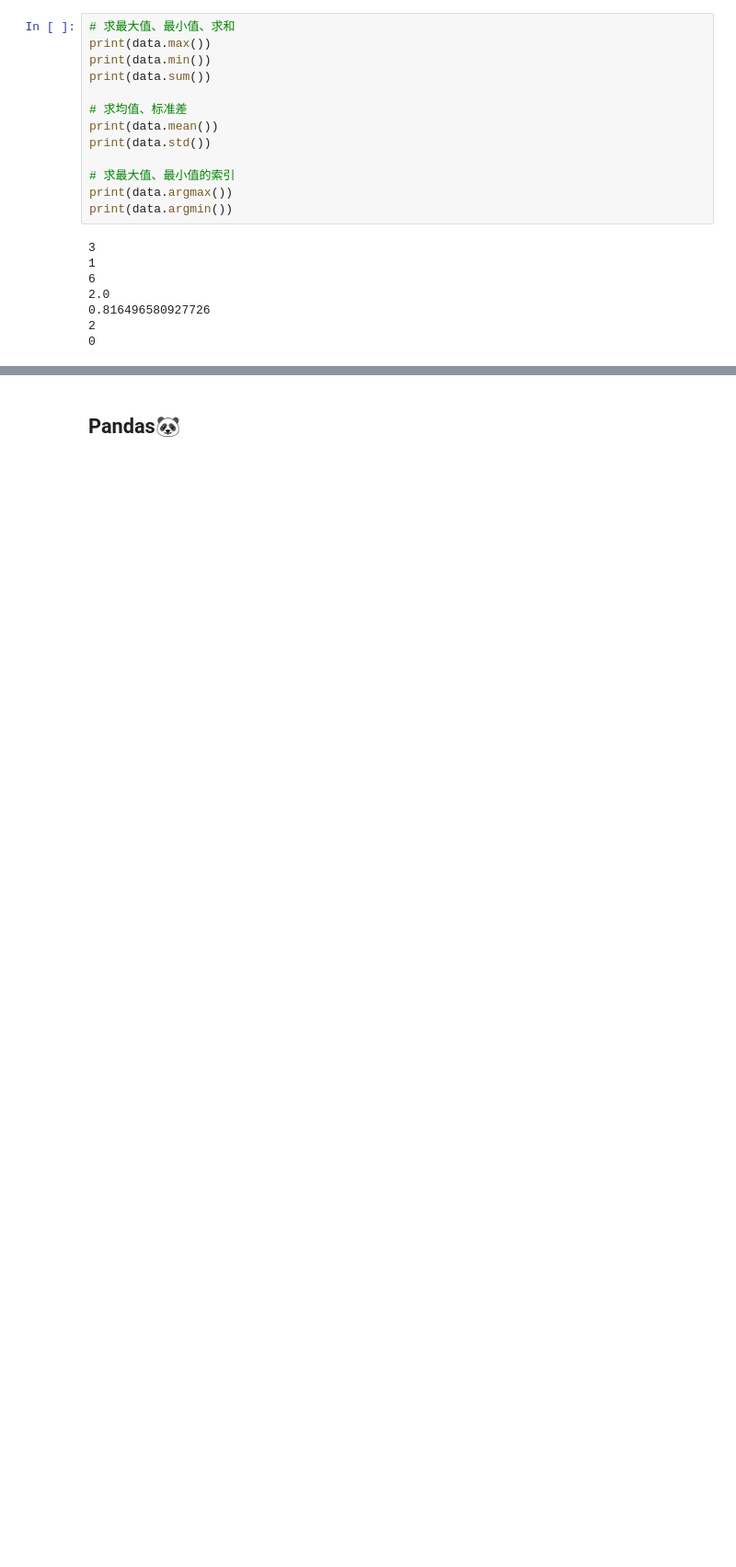
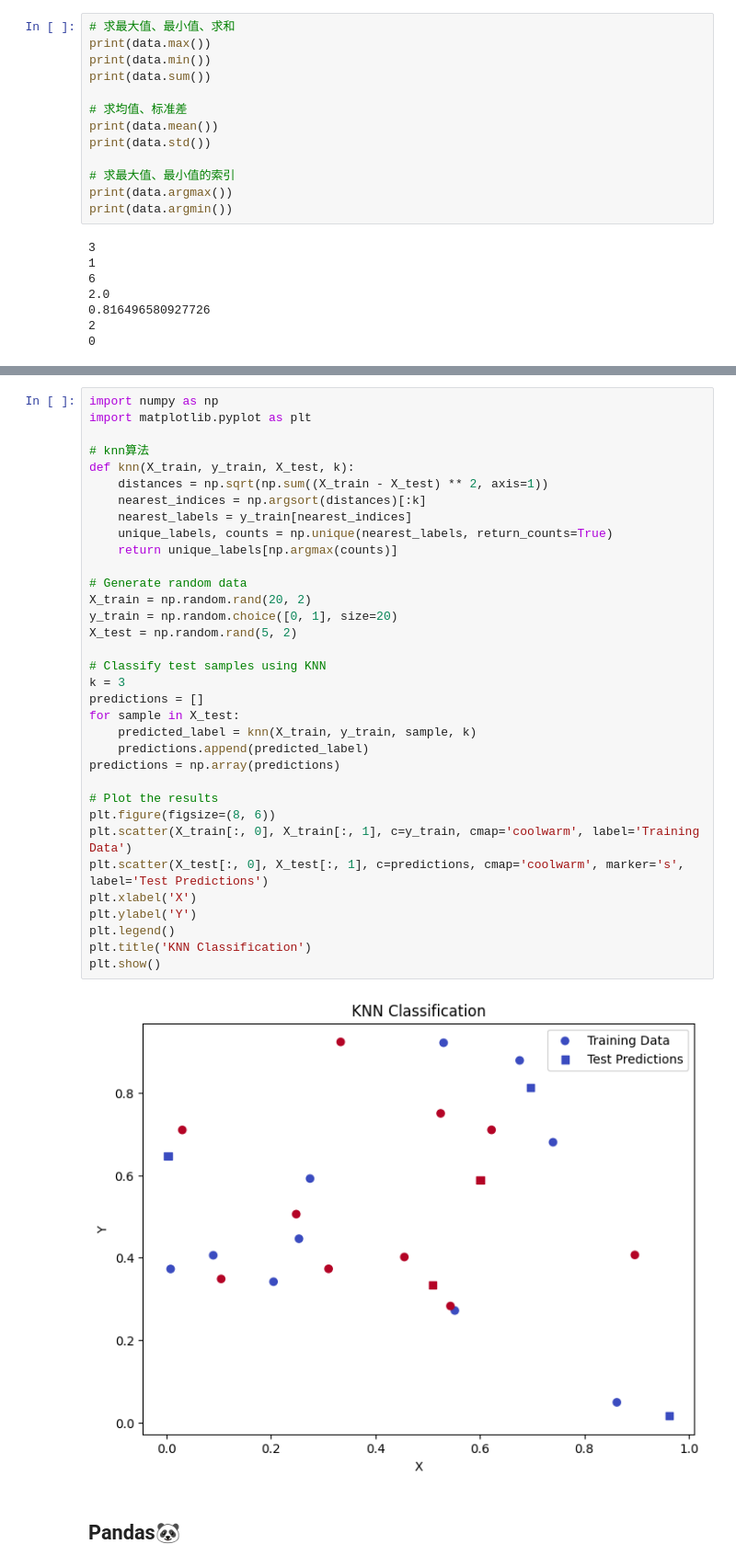
Before and after one commit to zhoujing204/python_course, a Jupyter notebook: src/12-introducing-numpy-and-pandas/12-introducing-numpy-and-pandas.ipynb, the cells around one changed output, grey strips where cells are left out. Shown: that part at 92% size. Cells and saved outputs as stored; diff of their text form; blank space fills up the shorter version.

Commit message:
update lecture12 numpy introduction and application.

```diff
--- a/src/12-introducing-numpy-and-pandas/12-introducing-numpy-and-pandas.ipynb
+++ b/src/12-introducing-numpy-and-pandas/12-introducing-numpy-and-pandas.ipynb
@@ -158,3 +399,39 @@ print(data.argmin())
+# %%
+import numpy as np
+import matplotlib.pyplot as plt
+
+# knn算法
+def knn(X_train, y_train, X_test, k):
+    distances = np.sqrt(np.sum((X_train - X_test) ** 2, axis=1))
+    nearest_indices = np.argsort(distances)[:k]
+    nearest_labels = y_train[nearest_indices]
+    unique_labels, counts = np.unique(nearest_labels, return_counts=True)
+    return unique_labels[np.argmax(counts)]
+
+# Generate random data
+X_train = np.random.rand(20, 2)
+y_train = np.random.choice([0, 1], size=20)
+X_test = np.random.rand(5, 2)
+
+# Classify test samples using KNN
+k = 3
+predictions = []
+for sample in X_test:
+    predicted_label = knn(X_train, y_train, sample, k)
+    predictions.append(predicted_label)
+predictions = np.array(predictions)
+
+# Plot the results
+plt.figure(figsize=(8, 6))
+plt.scatter(X_train[:, 0], X_train[:, 1], c=y_train, cmap='coolwarm', label='Training Data')
+plt.scatter(X_test[:, 0], X_test[:, 1], c=predictions, cmap='coolwarm', marker='s', label='Test Predictions')
+plt.xlabel('X')
+plt.ylabel('Y')
+plt.legend()
+plt.title('KNN Classification')
+plt.show()
+# %% [output]
+[figure, added]
 # %% [markdown]
 ## Pandas🐼
 # %% [markdown]
```
Also changed, not shown: parts of 52 cells of this notebook, 21 other files.
